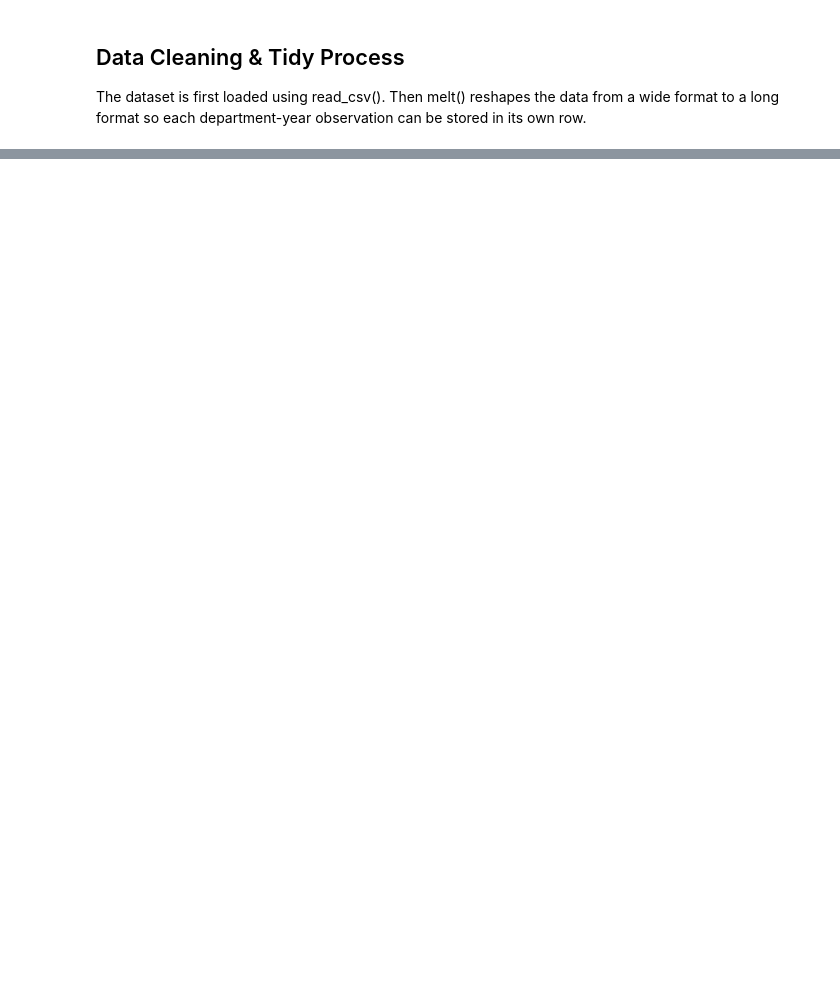
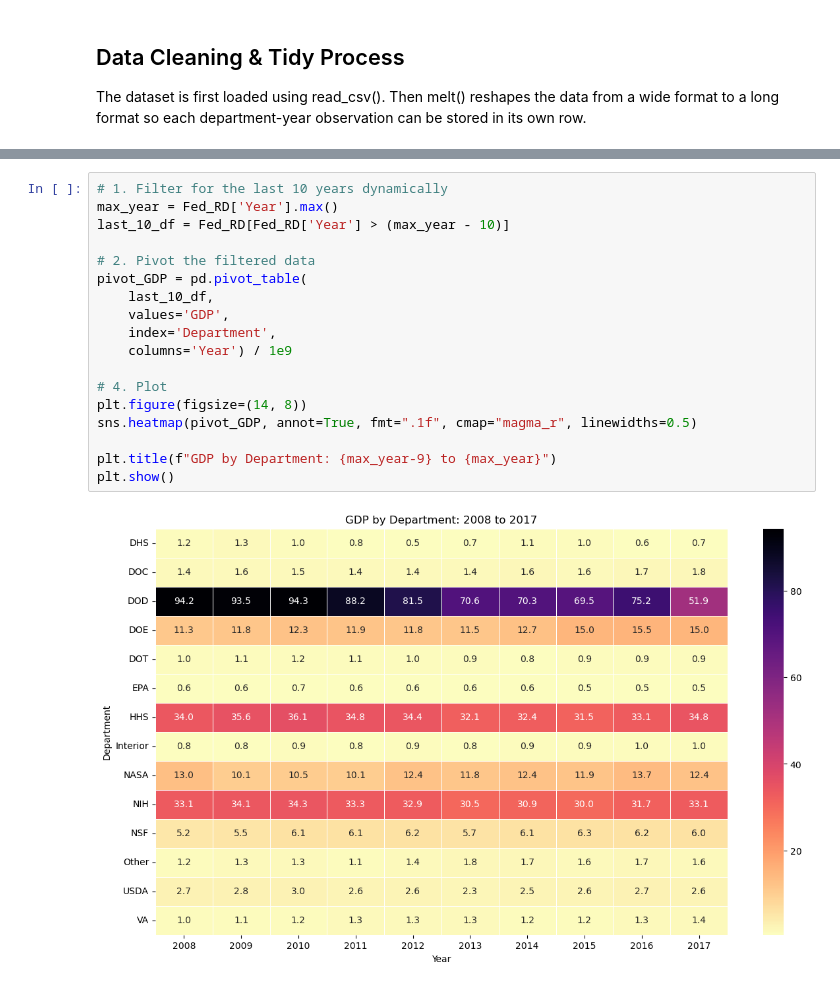
Before and after one commit to tmsantar/Santarelli-Data-Science-Portfolio, a Jupyter notebook: TidyData-Project/main.ipynb, the cells around one changed output, grey strips where cells are left out. Drawn from its saved outputs; the diff is of its cells as text; blank space fills up the shorter version.

```diff
--- a/TidyData-Project/main.ipynb
+++ b/TidyData-Project/main.ipynb
@@ -30,0 +88,20 @@ Fed_RD
+# %%
+# 1. Filter for the last 10 years dynamically
+max_year = Fed_RD['Year'].max()
+last_10_df = Fed_RD[Fed_RD['Year'] > (max_year - 10)]
+
+# 2. Pivot the filtered data
+pivot_GDP = pd.pivot_table(
+    last_10_df,
+    values='GDP',
+    index='Department',
+    columns='Year') / 1e9
+
+# 4. Plot
+plt.figure(figsize=(14, 8))
+sns.heatmap(pivot_GDP, annot=True, fmt=".1f", cmap="magma_r", linewidths=0.5)
+
+plt.title(f"GDP by Department: {max_year-9} to {max_year}")
+plt.show()
+# %% [output]
+[figure, added]
```
Also changed, not shown: parts of 10 cells of this notebook.
